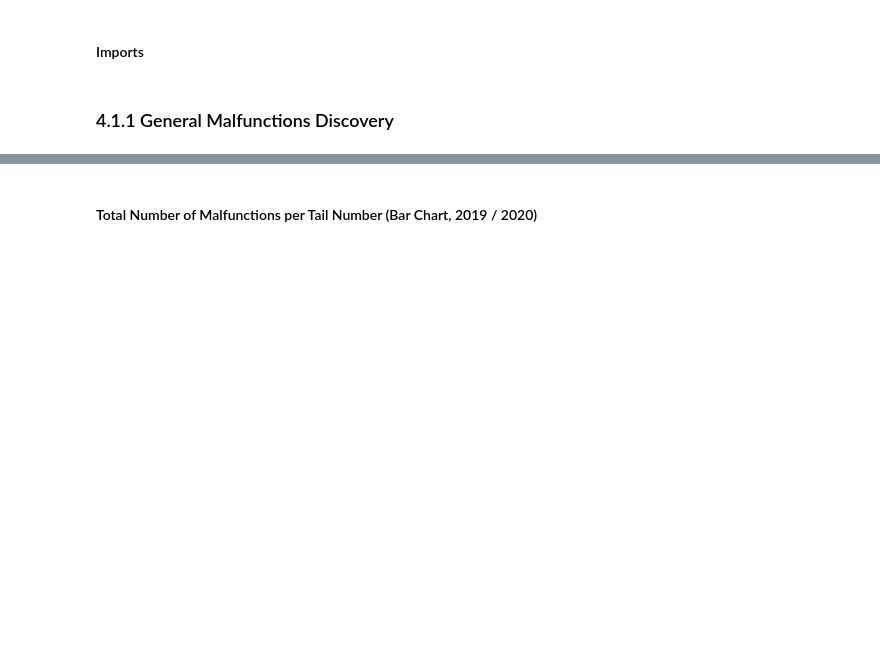
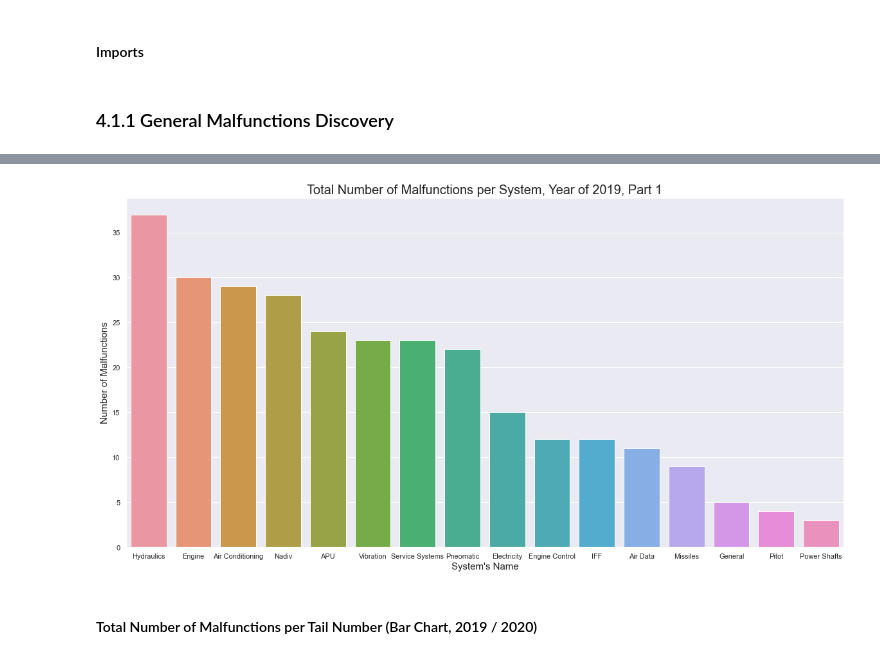
Before and after one commit to elront/Data_Sceince_Project, a Jupyter notebook: Data_science_workshop_project.ipynb, the cells around one changed output, grey strips where cells are left out. Drawn from its saved outputs; the diff is of its cells as text; code cells hidden in the pictures; blank space fills up the shorter version.

```diff
--- a/Data_science_workshop_project.ipynb
+++ b/Data_science_workshop_project.ipynb
@@ -1360,3 +1378,12 @@ sns.countplot(x = 'System', data = malf_df_2019, order = malf_df_2019['System'].
+# %%
+plt.figure(figsize=(20, 10))
+b = sns.countplot(x = 'System', data = malf_df_2019, order = less_significant_malf_per_system.index)
+b.axes.set_title("Total Number of Malfunctions per System, Year of 2019, Part 1",fontsize=20)
+b.set_xlabel("System's Name",fontsize=15)
+b.set_ylabel("Number of Malfunctions",fontsize=15)
+b.tick_params(labelsize=11)
+# %% [output]
+[figure, added]
 # %% [markdown]
 #### Total Number of Malfunctions per Tail Number (Bar Chart, 2019 / 2020)
 # %% [markdown]
```
Also changed, not shown: parts of 11 cells of this notebook.
